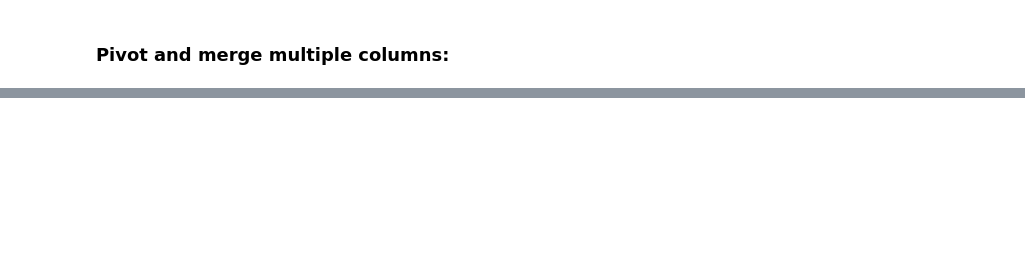
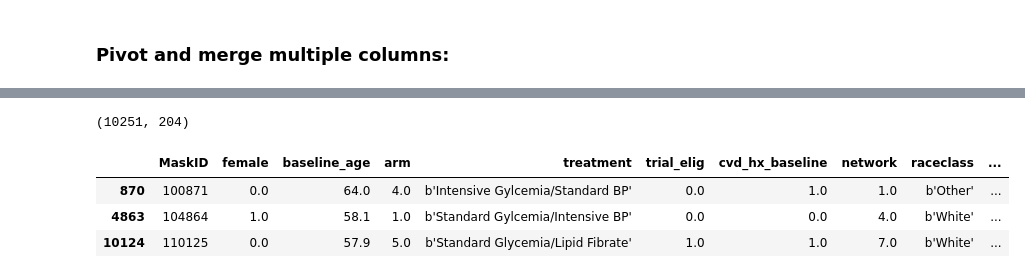
Before and after one commit to helloniki77/DWPaper-1, a Jupyter notebook: DataAnalysis.ipynb, the cells around one changed output, grey strips where cells are left out. Saved outputs shown, nothing was run; the diff lists cells and outputs as text; code cells hidden in the pictures; blank space fills up the shorter version.

```diff
--- a/DataAnalysis.ipynb
+++ b/DataAnalysis.ipynb
@@ -142,0 +269,11 @@ tmp.sample(3)
+# %%
+merged_non_transpose_data.shape
+# %% [output]
+(10251, 204)
+# %%
+merged_non_transpose_data.sample(3)
+# %% [output]
+|  | MaskID | female | baseline_age | arm | treatment | trial_elig | cvd_hx_baseline | network | raceclass | ... |
+| 870 | 100871 | 0.0 | 64.0 | 4.0 | b'Intensive Gylcemia/Standard BP' | 0.0 | 1.0 | 1.0 | b'Other' | ... |
+| 4863 | 104864 | 1.0 | 58.1 | 1.0 | b'Standard Gylcemia/Intensive BP' | 0.0 | 0.0 | 4.0 | b'White' | ... |
+| 10124 | 110125 | 0.0 | 57.9 | 5.0 | b'Standard Glycemia/Lipid Fibrate' | 1.0 | 1.0 | 7.0 | b'White' | ... |
```
Also changed, not shown: parts of 24 cells of this notebook.
